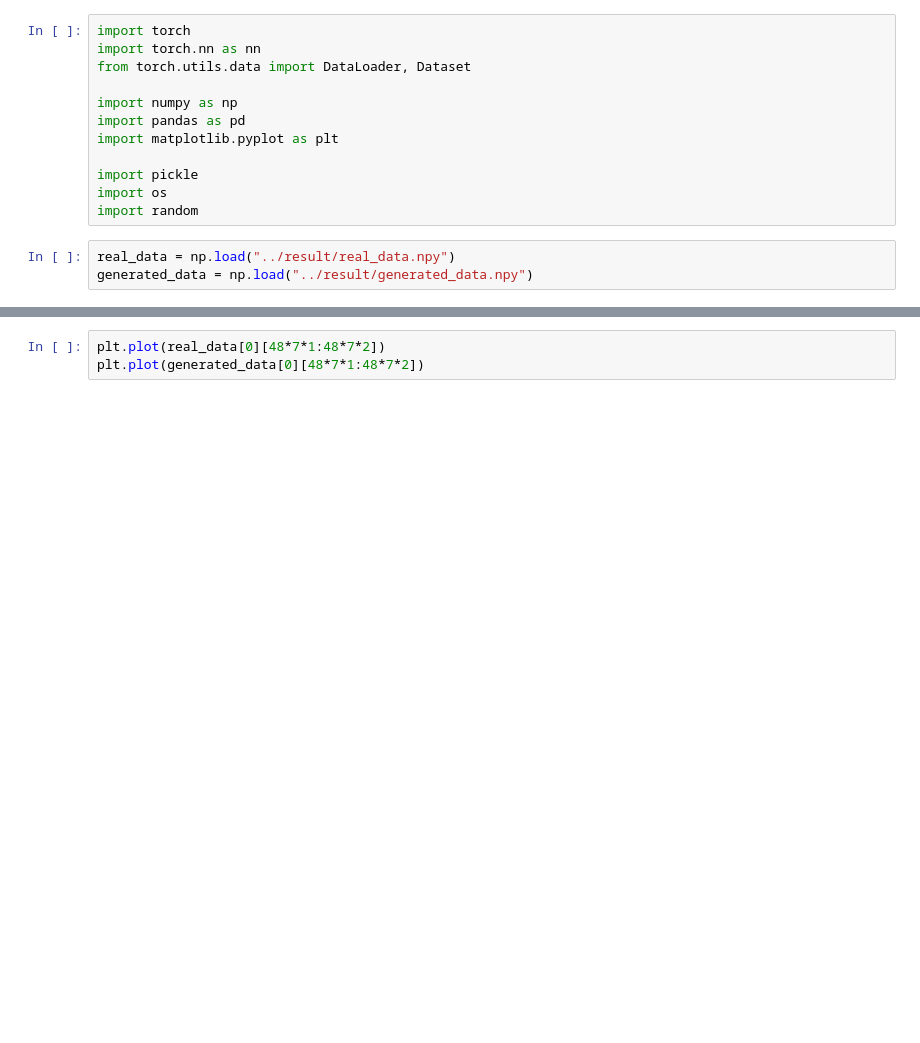
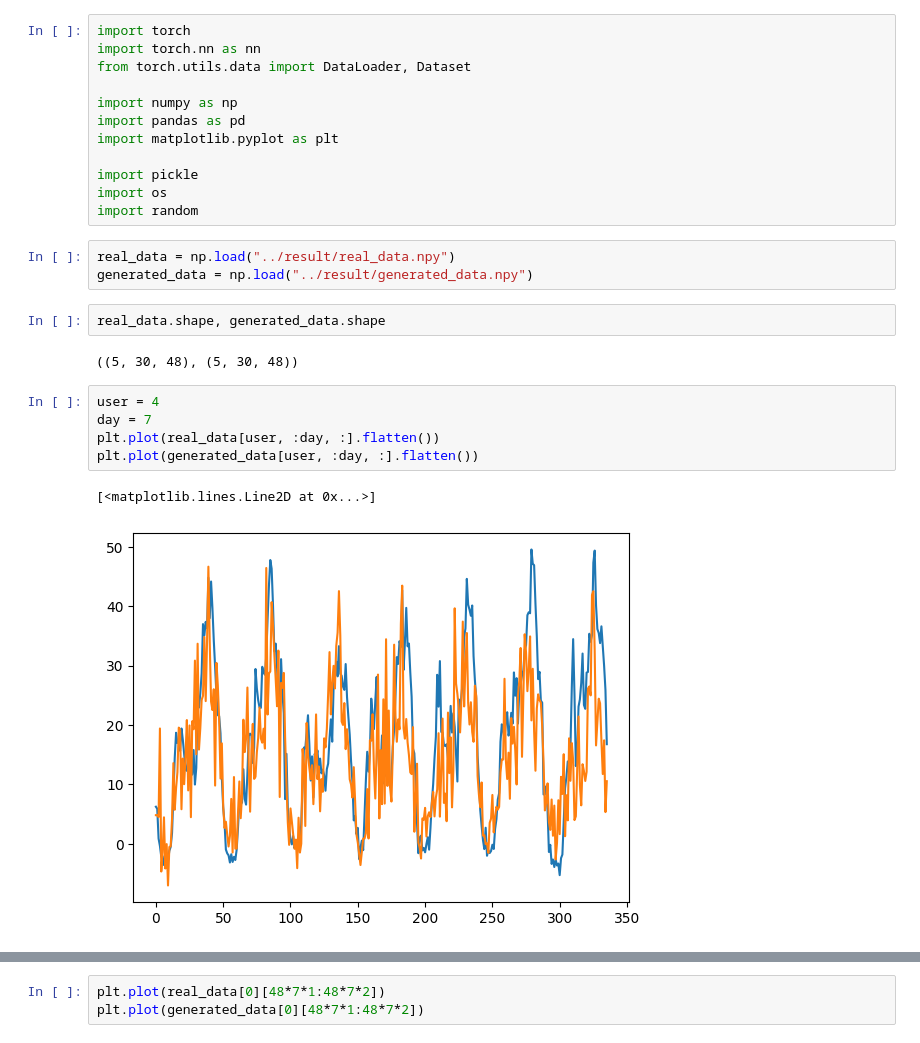
Before and after one commit to KunWang-22/Load_Generation, a Jupyter notebook: model/model.ipynb, the cells around one changed output, grey strips where cells are left out. Saved outputs shown, nothing was run; the diff lists cells and outputs as text; blank space fills up the shorter version.

```diff
--- a/model/model.ipynb
+++ b/model/model.ipynb
@@ -13,3 +13,15 @@ import random
 # %%
 real_data = np.load("../result/real_data.npy")
 generated_data = np.load("../result/generated_data.npy")
+# %%
+real_data.shape, generated_data.shape
+# %% [output]
+((5, 30, 48), (5, 30, 48))
+# %%
+user = 4
+day = 7
+plt.plot(real_data[user, :day, :].flatten())
+plt.plot(generated_data[user, :day, :].flatten())
+# %% [output]
+[<matplotlib.lines.Line2D at 0x...>]
+[figure, added]
```
Also changed, not shown: parts of 2 cells of this notebook, 5 other files.
